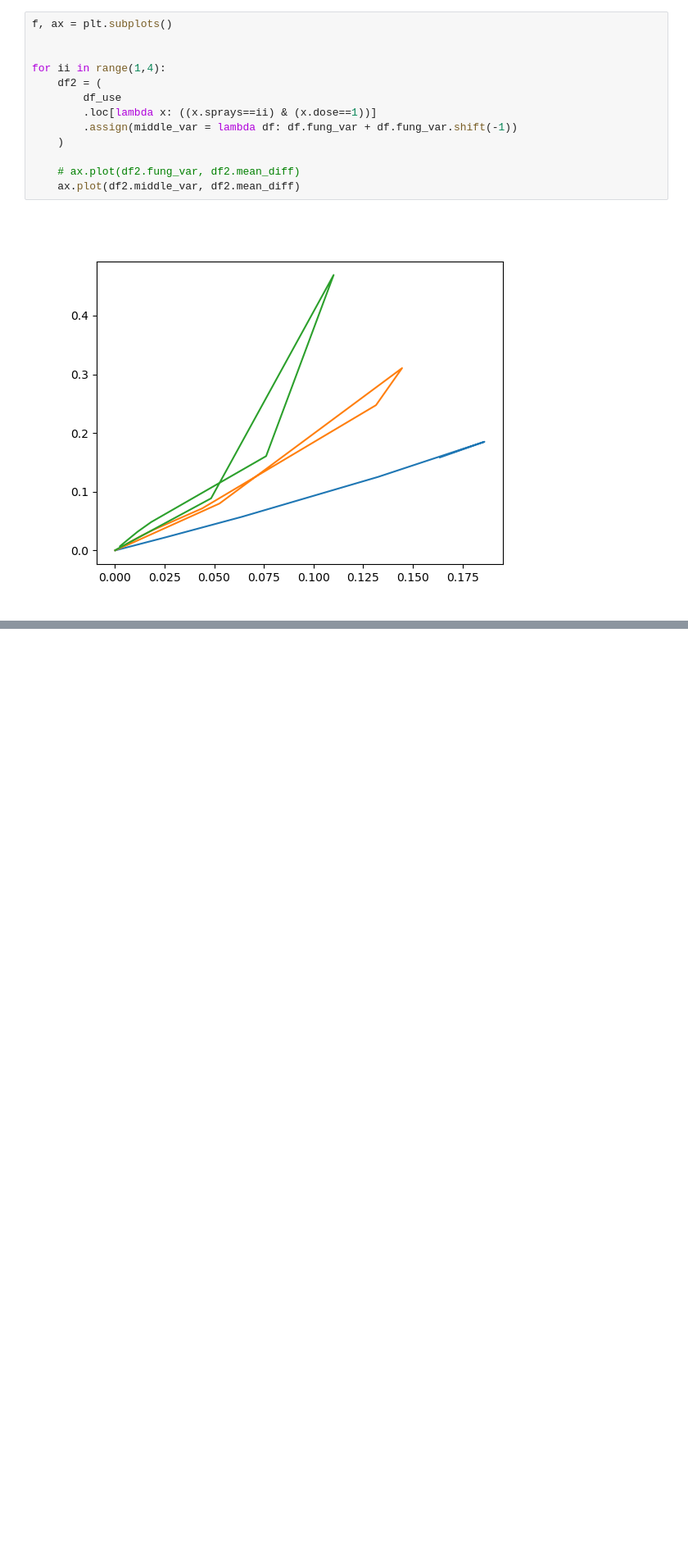
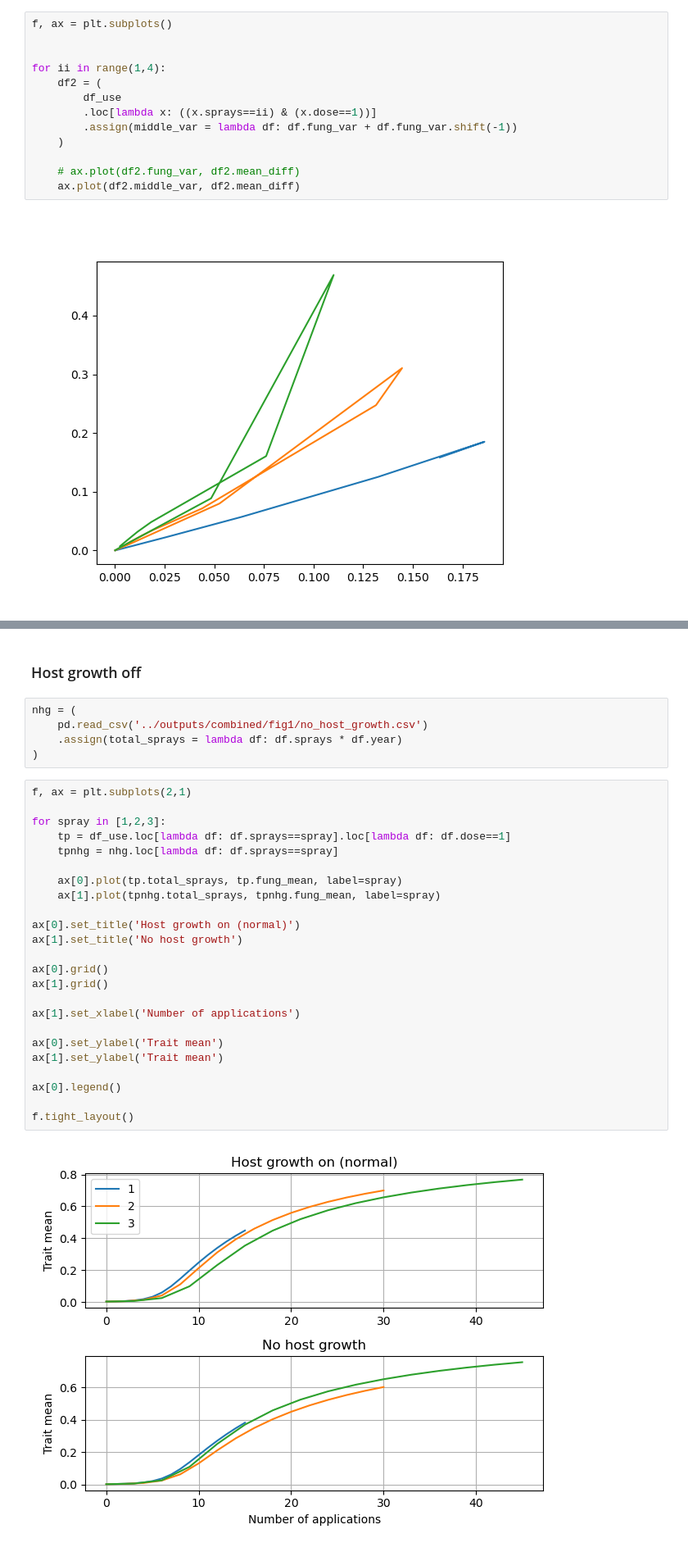
Before and after one commit to nt409/quant-res-doses, a Jupyter notebook: notebooks/101_fig1.ipynb, the cells around one changed output, grey strips where cells are left out. Shown at 82% size. Saved outputs shown, nothing was run; the diff lists cells and outputs as text; blank space fills up the shorter version.

```diff
--- a/notebooks/101_fig1.ipynb
+++ b/notebooks/101_fig1.ipynb
@@ -312,0 +292,33 @@ for ii in range(1,4):
+# %% [markdown]
+### Host growth off
+# %%
+nhg = (
+    pd.read_csv('../outputs/combined/fig1/no_host_growth.csv')
+    .assign(total_sprays = lambda df: df.sprays * df.year)
+)
+# %%
+f, ax = plt.subplots(2,1)
+
+for spray in [1,2,3]:
+    tp = df_use.loc[lambda df: df.sprays==spray].loc[lambda df: df.dose==1]
+    tpnhg = nhg.loc[lambda df: df.sprays==spray]
+
+    ax[0].plot(tp.total_sprays, tp.fung_mean, label=spray)
+    ax[1].plot(tpnhg.total_sprays, tpnhg.fung_mean, label=spray)
+
+ax[0].set_title('Host growth on (normal)')
+ax[1].set_title('No host growth')
+
+ax[0].grid()
+ax[1].grid()
+
+ax[1].set_xlabel('Number of applications')
+
+ax[0].set_ylabel('Trait mean')
+ax[1].set_ylabel('Trait mean')
+
+ax[0].legend()
+
+f.tight_layout()
+# %% [output]
+[figure, added]
```
Also changed, not shown: parts of 27 cells of this notebook, 2 other files.
